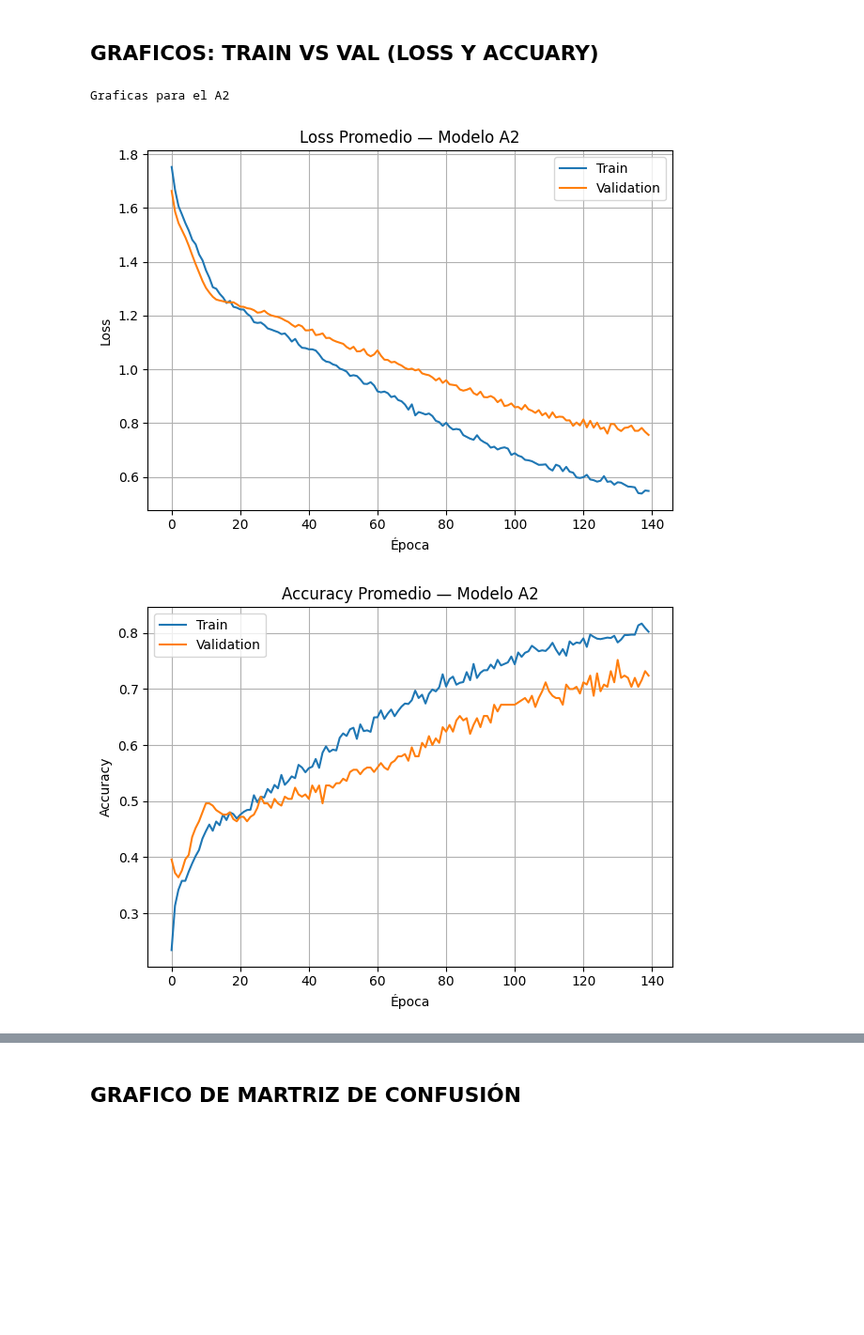
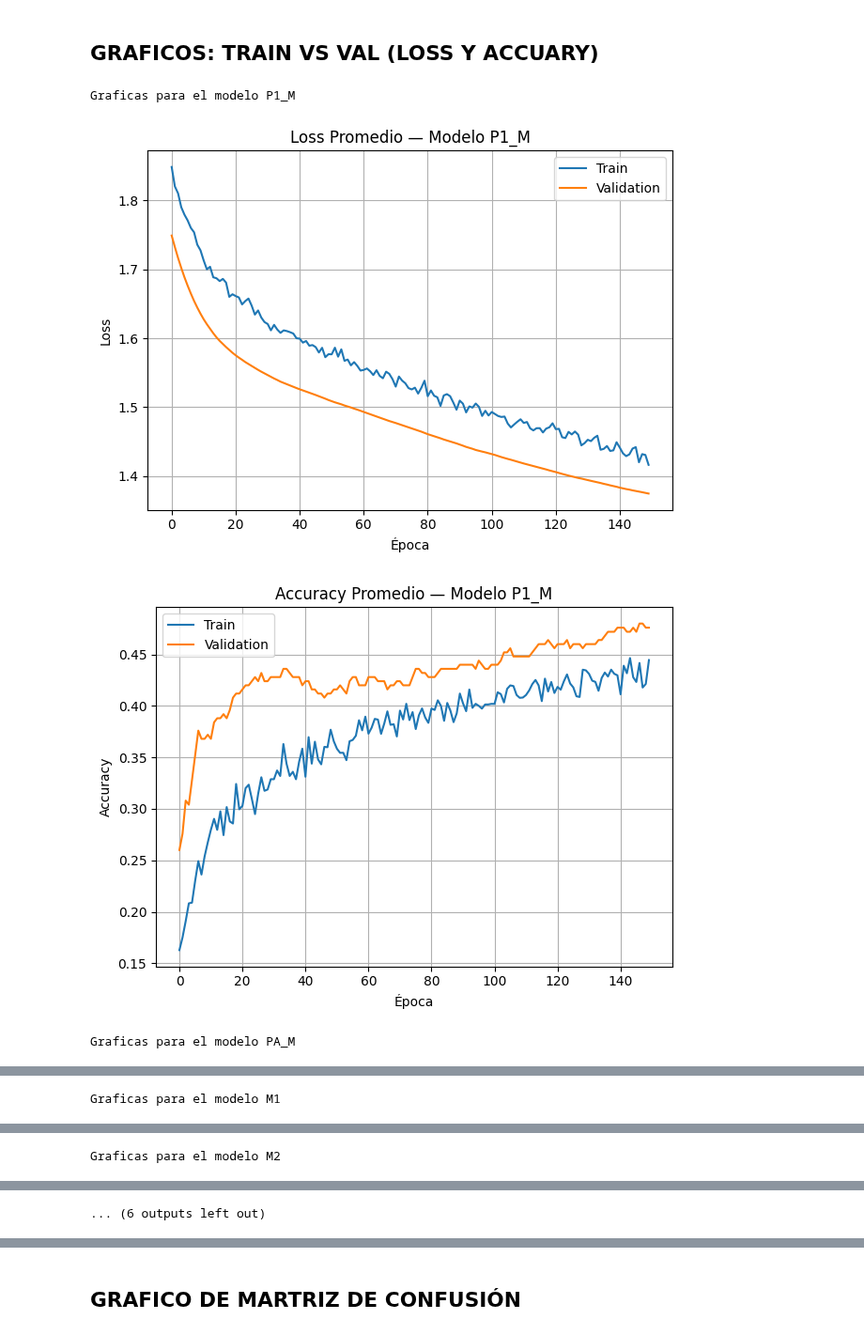
Before and after one commit to VivianaPM/DL-VisNIR-QualityClassifier, a Jupyter notebook: Mushroom/modelMushroom.ipynb, the cells around one changed output, grey strips where cells are left out. Shown at 94% size. Saved outputs shown, nothing was run; the diff lists cells and outputs as text; code cells hidden in the pictures; blank space fills up the shorter version.

```diff
--- a/Mushroom/modelMushroom.ipynb
+++ b/Mushroom/modelMushroom.ipynb
@@ -570,6 +606,8 @@ from sklearn.preprocessing import StandardScaler
 # Revisar lo que tengo en x y y
 # print("X: ", X.shape)
 # print("Y: ", y.shape)
+
+trained_models = {}
 
 for model_name, config in MODEL_CONFIG.items():
 
@@ -650,6 +688,7 @@ for model_name, config in MODEL_CONFIG.items():
         )
 
         trainer = Trainer(model)
+        trained_models[model_name] = trainer
         trainer.setup(config['optimizer'], config['criterion'], config['lr'], class_weights)
 
         history = trainer.train(
@@ -720,7 +759,14 @@ CSV guardado: confusion_Modelo_A2.csv
 # %% [markdown]
 ## PROMEDIO POR METRICAS DE MODELO
 # %%
-import pandas as pd
+model_files = {
+    "P1_M": "metrics_Modelo_P1_M.csv",
+    "PA_M": "metrics_Modelo_PA_M.csv",
+    "M1": "metrics_Modelo_M1.csv",
+    "M2": "metrics_Modelo_M2.csv",
+    "M3": "metrics_Modelo_M3.csv",
+    "M4": "metrics_Modelo_M4.csv",
+}
 
 def calcular_promedios_por_modelo(csv_path):
 
@@ -734,20 +780,10 @@ def calcular_promedios_por_modelo(csv_path):
 
     return mean_metrics
 
-# re_m1 = calcular_promedios_por_modelo("metrics_Modelo_P1.csv")
-# re_m2 = calcular_promedios_por_modelo("metrics_Modelo_A1.csv")
-re_m3 = calcular_promedios_por_modelo("metrics_Modelo_A2.csv")
-# re_m4 = calcular_promedios_por_modelo("metrics_Modelo_A3.csv")
-# re_m5 = calcular_promedios_por_modelo("metrics_Modelo_A4.csv")
+# EJECUCIÓN AUTOMÁTICA
 
-# print("metrics_Modelo_P1")
-# print(re_m1)
-# print("\nmetrics_Modelo_A1")
-# print(re_m2)
-print("\nmetrics_Modelo_A2")
-print(re_m3)
-# print("\nmetrics_Modelo_A3")
-# print(re_m4)
-# print("\nmetrics_Modelo_A4")
-# print(re_m5)
+for model_name, csv_file in model_files.items():
+    print(f"\nMetricas del modelo {model_name}")
+    result = calcular_promedios_por_modelo(csv_file)
+    print(result)
 # %% [output]
@@ -761,11 +808,12 @@ dtype: float64
 ## GRAFICOS: TRAIN VS VAL (LOSS Y ACCUARY)
 # %%
 model_files = {
-    # "P1": "metrics_Modelo_Propuesta_1.csv",
-    # "A1": "metrics_Modelo_A1.csv",
-    "A2": "metrics_Modelo_A2.csv",
-    # "A3": "metrics_Modelo_A3.csv",
-    # "A4": "metrics_Modelo_A4.csv",
+    "P1_M": "metrics_Modelo_P1_M.csv",
+    "PA_M": "metrics_Modelo_PA_M.csv",
+    "M1": "metrics_Modelo_M1.csv",
+    "M2": "metrics_Modelo_M2.csv",
+    "M3": "metrics_Modelo_M3.csv",
+    "M4": "metrics_Modelo_M4.csv",
 }
 
 def plot_model_metrics(model_name, csv_path):
@@ -786,33 +834,34 @@ def plot_model_metrics(model_name, csv_path):
     plt.ylabel("Loss")
     plt.legend()
     plt.grid(True)
 
     plt.tight_layout()
     plt.show()
 
     # ACCURACY
     if "train_accuracy" in mean_epoch.columns:
 
         plt.figure()
 
         plt.plot(mean_epoch["train_accuracy"], label="Train")
         plt.plot(mean_epoch["val_accuracy"], label="Validation")
 
         plt.title(f"Accuracy Promedio — Modelo {model_name}")
         plt.xlabel("Época")
         plt.ylabel("Accuracy")
         plt.legend()
         plt.grid(True)
 
         plt.tight_layout()
         plt.show()
 
 # EJECUCIÓN AUTOMÁTICA
 
 for model_name, csv_file in model_files.items():
     print(f"Graficas para el modelo {model_name}")
     plot_model_metrics(model_name, csv_file)
 # %% [output]
-Graficas para el A2
+Graficas para el modelo P1_M
-[figure, old version]
+[figure, new version]
-[figure, old version]
+[figure, new version]
+Graficas para el modelo PA_M
@@ -818,0 +870 @@ Graficas para el A2
+Graficas para el modelo M1
@@ -818,0 +873 @@ Graficas para el A2
+Graficas para el modelo M2
@@ -818,0 +876 @@ Graficas para el A2
+... (6 outputs left out)
```
Also changed, not shown: parts of 9 cells of this notebook.
